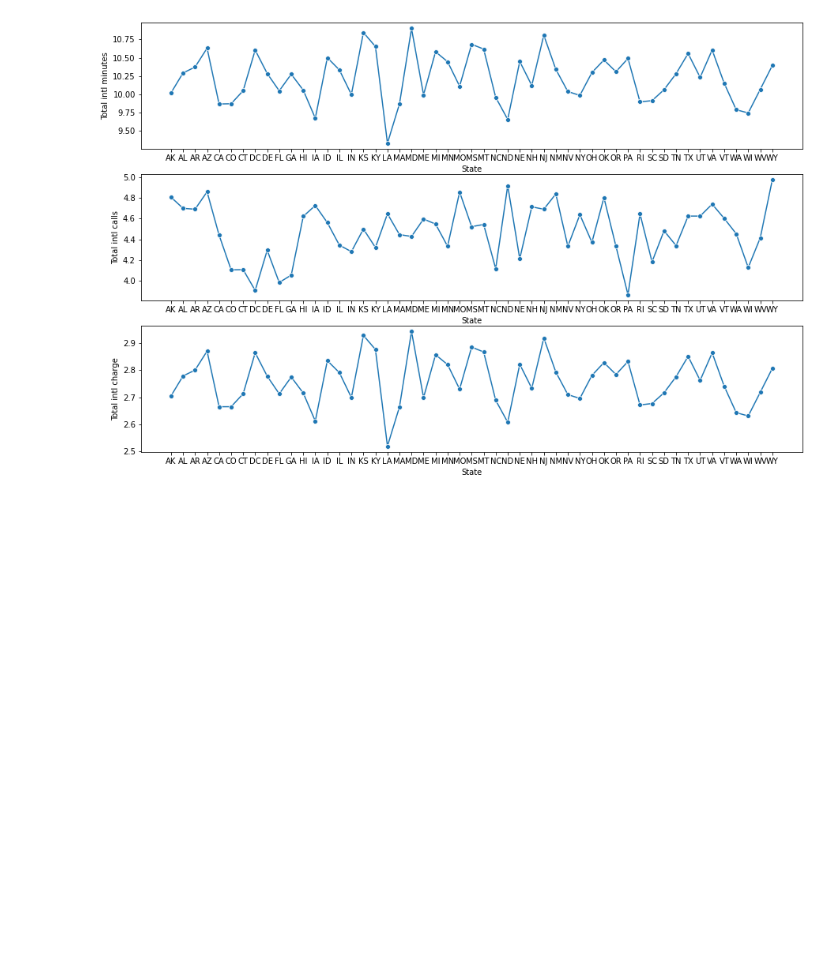
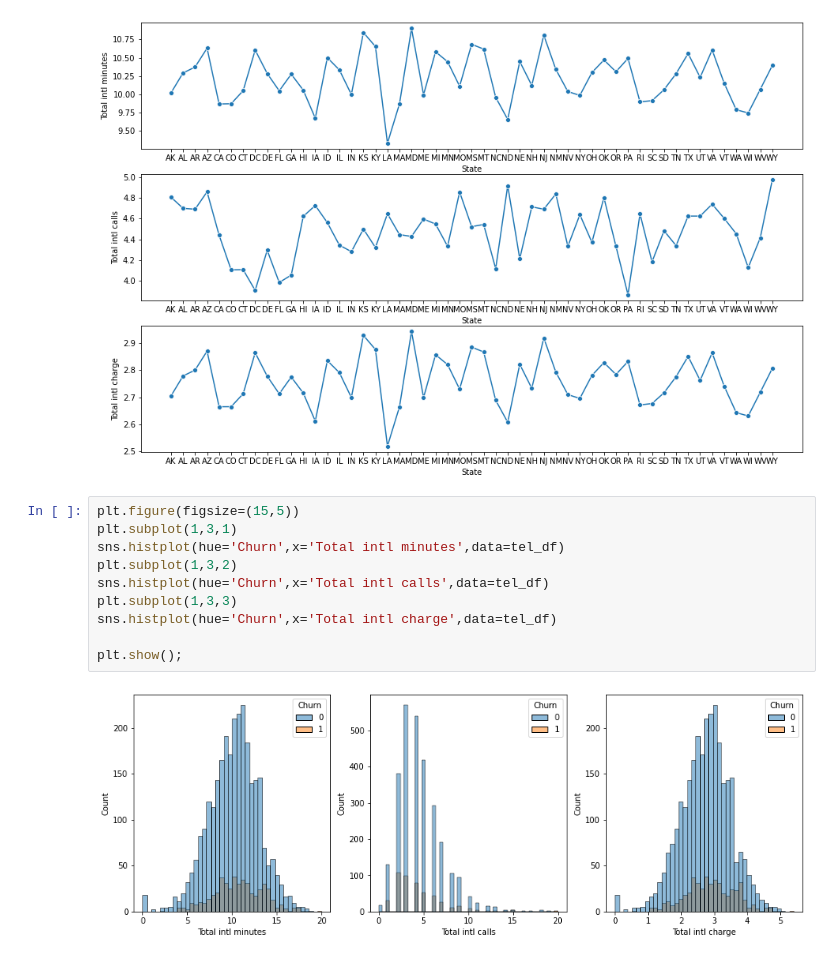
Before and after one commit to shyamsundar-v/Telecom-Churn-Analysis, a Jupyter notebook: Telecom_Churn_Analysis_Capstone_Project.ipynb, the cells around one changed output. Drawn from its saved outputs; the diff is of its cells as text; blank space fills up the shorter version.

```diff
--- a/Telecom_Churn_Analysis_Capstone_Project.ipynb
+++ b/Telecom_Churn_Analysis_Capstone_Project.ipynb
@@ -545,3 +531,15 @@ sns.lineplot(x='State',y='Total intl charge',data=int_df,marker='o')
 plt.show();
 # %% [output]
 [figure]
+# %%
+plt.figure(figsize=(15,5))
+plt.subplot(1,3,1)
+sns.histplot(hue='Churn',x='Total intl minutes',data=tel_df)
+plt.subplot(1,3,2)
+sns.histplot(hue='Churn',x='Total intl calls',data=tel_df)
+plt.subplot(1,3,3)
+sns.histplot(hue='Churn',x='Total intl charge',data=tel_df)
+
+plt.show();
+# %% [output]
+[figure, added]
```
Also changed, not shown: parts of 15 cells of this notebook.
